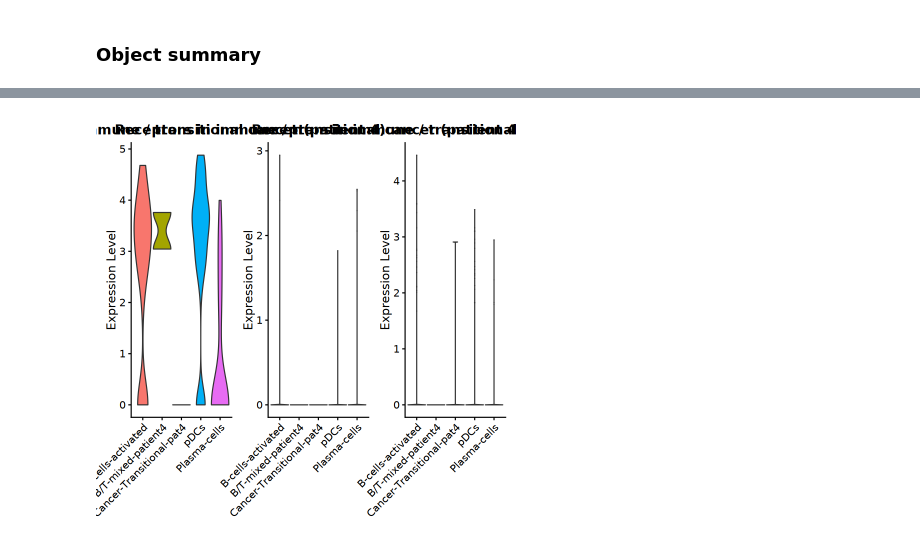
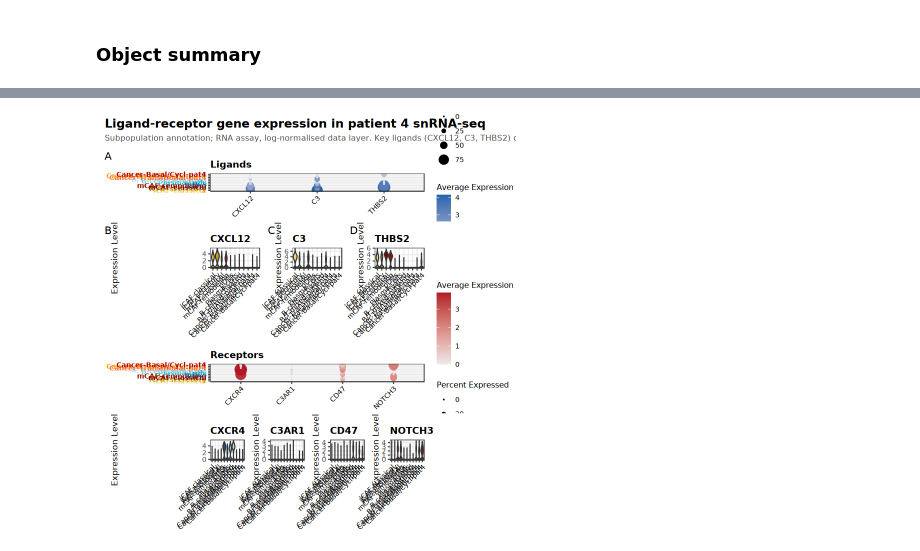
Before and after one commit to spatial-research/SIMPlex_analysis, a Jupyter notebook: scripts/jupyter/breast_cancer/extra_exploration.ipynb, the cells around one changed output, grey strips where cells are left out. Cells and saved outputs as stored; diff of their text form; code cells hidden in the pictures.

Commit message:
Updated LR sanity check plot aesthetics

```diff
--- a/scripts/jupyter/breast_cancer/extra_exploration.ipynb
+++ b/scripts/jupyter/breast_cancer/extra_exploration.ipynb
@@ -160,10 +245,29 @@ Warning message:
 # %%
-VlnPlot(
-  pat4_receiver,
-  features = receptor_genes,
-  group.by = "subpopulation",
-  pt.size = 0,
-  ncol = length(receptor_genes)
-) & xlab("") & ggtitle("Receptors in immune / transitional cancer (patient 4)")
+panel_lr <- (p_lig_dot / p_lig_vln / p_rec_dot / p_rec_vln) +
+  plot_layout(heights = c(1, 1.15, 1, 1.15)) +
+  plot_annotation(
+    title = "Ligand-receptor gene expression in patient 4 snRNA-seq",
+    subtitle = paste(
+      "Subpopulation annotation; RNA assay, log-normalised data layer.",
+      "Key ligands (CXCL12, C3, THBS2) detected in iCAF-classical;",
+      "receptors (CXCR4, C3AR1, CD47) in pDCs, plasma / activated B cells, and transitional cancer."
+    ),
+    tag_levels = list(c("A", "B", "C", "D")),
+    theme = theme(
+      plot.title = element_text(face = "bold", size = 14, hjust = 0),
+      plot.subtitle = element_text(size = 9.5, colour = "grey30", hjust = 0, lineheight = 1.15)
+    )
+  )
+
+panel_lr
+
+ggsave(
+  file.path(wd_lr, "LR_snRNA_sanity_check.pdf"),
+  plot = panel_lr, width = 14, height = 16, limitsize = FALSE
+)
+ggsave(
+  file.path(wd_lr, "LR_snRNA_sanity_check.png"),
+  plot = panel_lr, width = 14, height = 16, dpi = 300, limitsize = FALSE
+)
 # %% [output]
-[figure, old version]
+[figure, new version]
```
Also changed, not shown: parts of 13 cells of this notebook.
